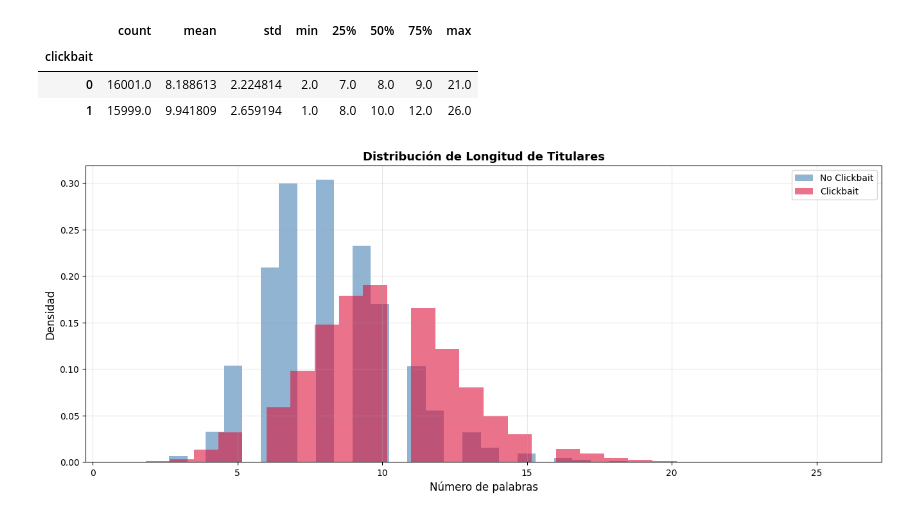
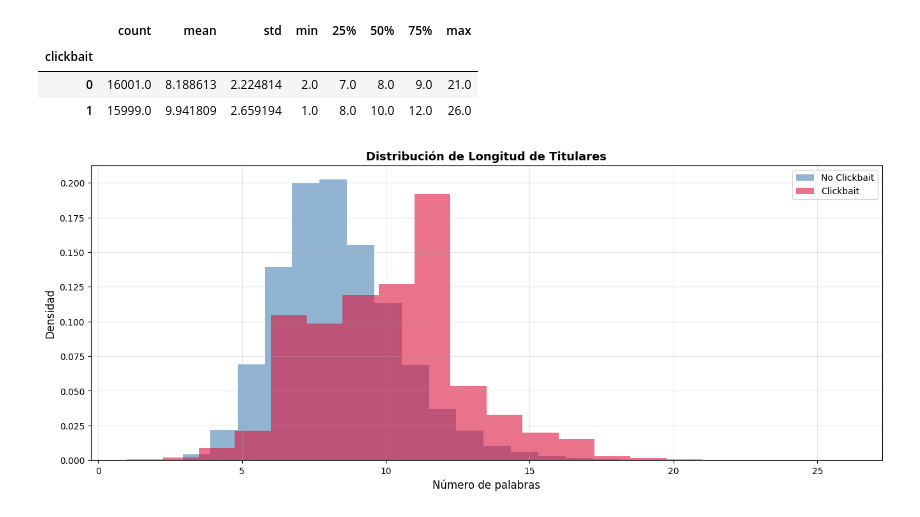
Before and after one commit to stonefeld/tpe_nlp_2025, a Jupyter notebook: experimentos_colab.ipynb, the cells around one changed output. Saved outputs shown, nothing was run; the diff lists cells and outputs as text; code cells hidden in the pictures.

```diff
--- a/experimentos_colab.ipynb
+++ b/experimentos_colab.ipynb
@@ -202,14 +201,13 @@ best_log_reg_tfidf = grid_tfidf.best_estimator_
 print(f"Mejor C: {grid_tfidf.best_params_['C']}")
 
 y_pred = best_log_reg_tfidf.predict(x_valid_vec)
-report = classification_report(y_valid, y_pred, output_dict=True)
-results_exp1["TF-IDF"] = report
+results["TF-IDF"] = classification_report(y_valid, y_pred, output_dict=True)
 print(classification_report(y_valid, y_pred, digits=5))
 
 cm = confusion_matrix(y_valid, y_pred)
 disp = ConfusionMatrixDisplay(confusion_matrix=cm, display_labels=["No clickbait", "Clickbait"])
 disp.plot(cmap="Blues")
-plt.title("Matriz de confusión (BoW)")
+plt.title("Matriz de confusión (TF-IDF)")
 plt.show()
 # %% [output]
 Mejor C: 10
@@ -424,6 +404,7 @@ weighted avg    0.93709   0.93708   0.93708      4800
 Ahora evaluamos en test
 # %%
 y_pred = grid_glove.predict(x_test_glove)
+results["GloVe"] = classification_report(y_test, y_pred, output_dict=True)
 print(classification_report(y_test, y_pred, digits=5))
 
 cm = confusion_matrix(y_test, y_pred)
@@ -626,6 +607,7 @@ Evaluando en conjunto de validación...
    Recall (Valid): 0.9850
 # %%
 y_pred = predict_with_bert(bert_model, bert_tokenizer, x_test, batch_size=batch_size * 2, max_length=max_length)
+results["BERT"] = classification_report(y_test, y_pred, output_dict=True)
 print(classification_report(y_test, y_pred, digits=5))
 
 cm = confusion_matrix(y_test, y_pred)
@@ -808,6 +808,7 @@ fig, (ax1, ax2) = plt.subplots(1, 2, figsize=(20, 10))
 
 pattern_names = [p.replace("_", " ").title() for p in pattern_results.keys()]
 width = 0.35
+x = np.arange(len(pattern_names))
 cb_ratios = [
     pattern_results[p]["clickbait"] / max(pattern_results[p]["total"], 1) * 100
     for p in pattern_results.keys()
@@ -906,26 +907,26 @@ df.groupby("clickbait")["num_words"].describe()
 # %%
 fig, ax = plt.subplots(1, 1, figsize=(16, 6))
 
 ax.hist(
     df[df["clickbait"] == 0]["num_words"],
-    bins=30,
+    bins=20,
     alpha=0.6,
     label="No Clickbait",
     color="steelblue",
     density=True,
 )
 ax.hist(
     df[df["clickbait"] == 1]["num_words"],
-    bins=30,
+    bins=20,
     alpha=0.6,
     label="Clickbait",
     color="crimson",
     density=True,
 )
 ax.set_xlabel("Número de palabras", fontsize=12)
 ax.set_ylabel("Densidad", fontsize=12)
 ax.set_title("Distribución de Longitud de Titulares", fontsize=13, fontweight="bold")
 ax.legend()
 ax.grid(True, alpha=0.3)
 # %% [output]
-[figure, old version]
+[figure, new version]
```
Also changed, not shown: parts of 12 cells of this notebook.
